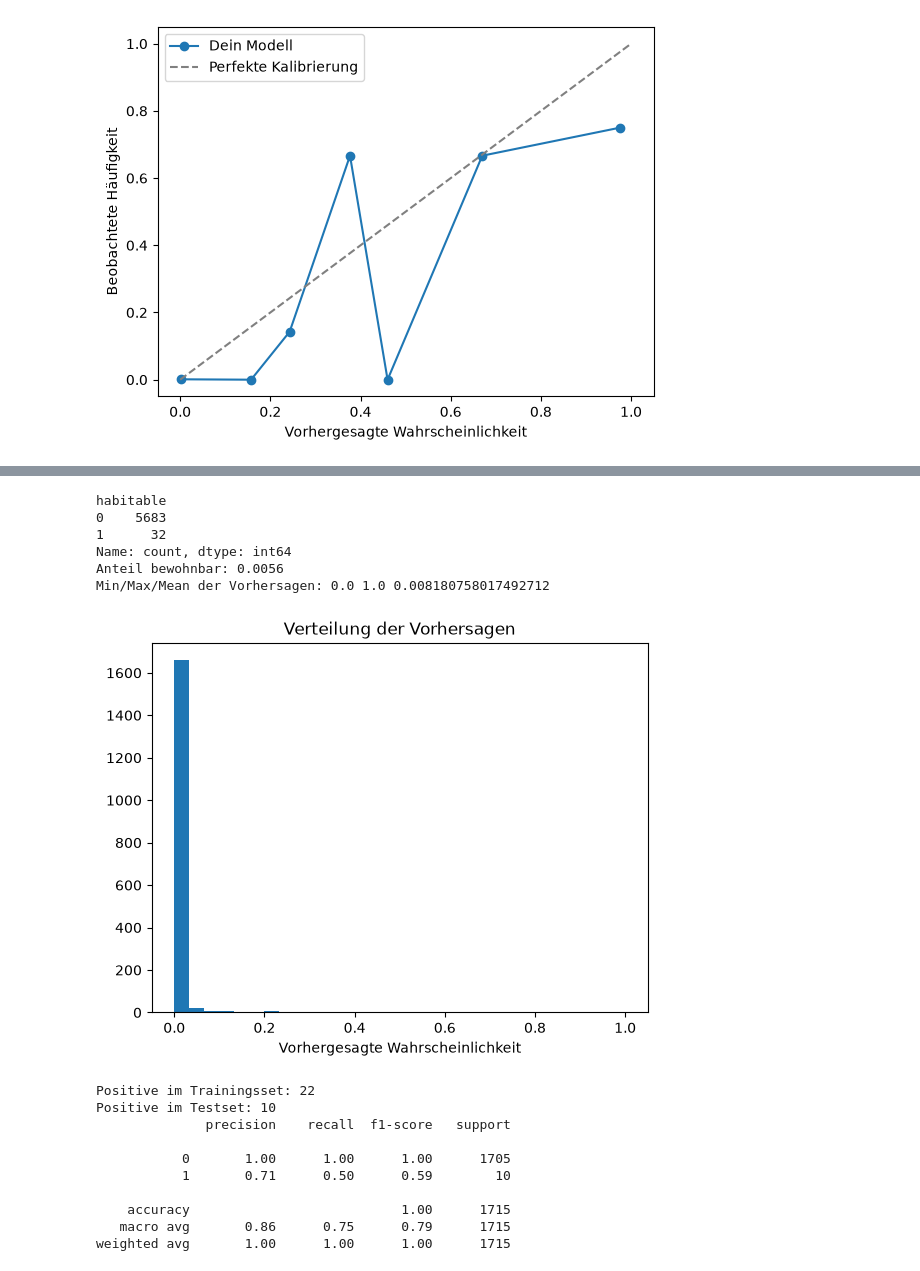
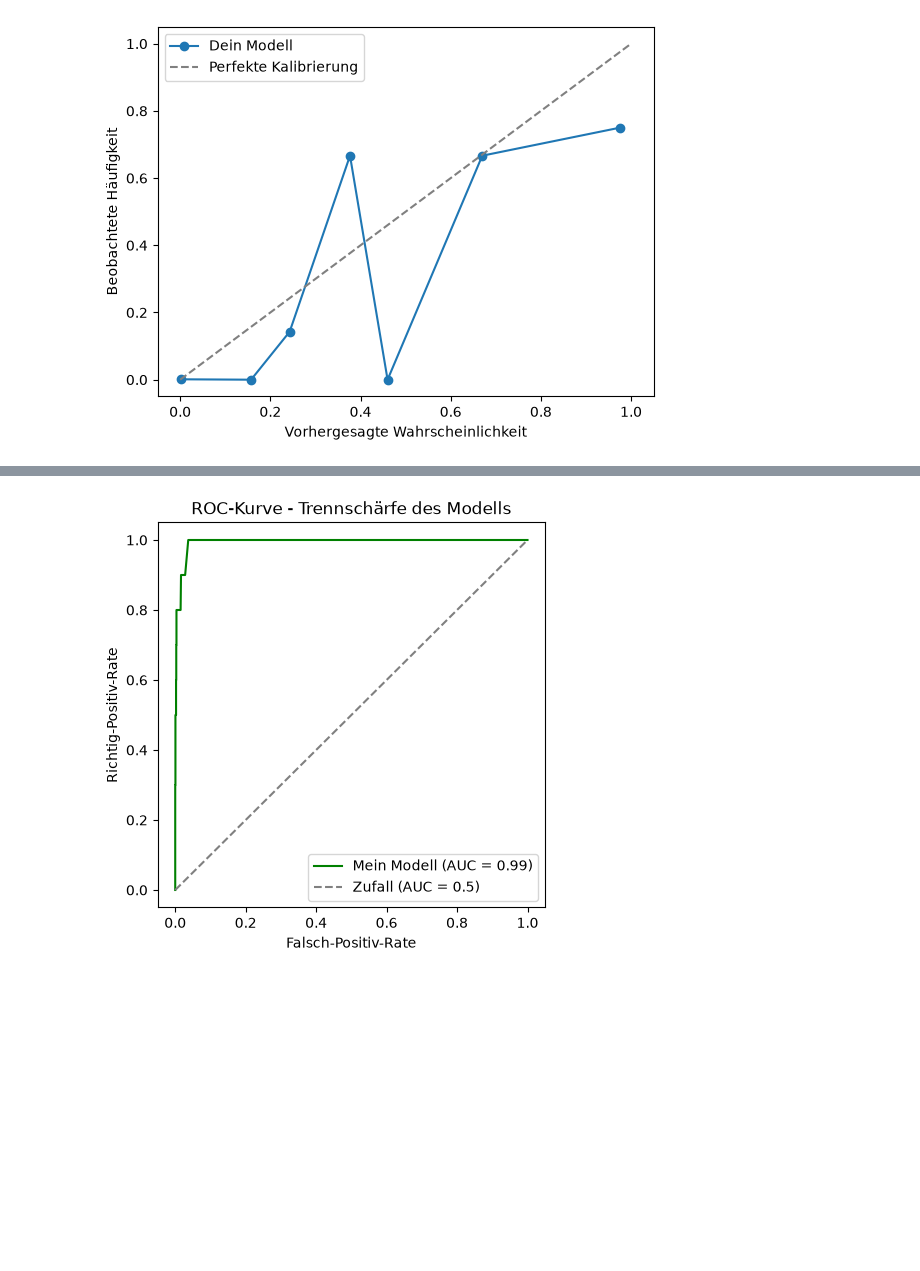
Before and after one commit to javinwittig/Nasa_Exoplanet, a Jupyter notebook: Nasa_Exoplanet.ipynb, the cells around one changed output, grey strips where cells are left out. Drawn from its saved outputs; the diff is of its cells as text; code cells hidden in the pictures; blank space fills up the shorter version.

```diff
--- a/Nasa_Exoplanet.ipynb
+++ b/Nasa_Exoplanet.ipynb
@@ -100,3 +81,24 @@ Pipeline(steps=[('simpleimputer', SimpleImputer(strategy='median')),
                 ('randomforestclassifier',
                  RandomForestClassifier(class_weight='balanced',
                                         random_state=42))])
+# %%
+
+X_tr, X_val, y_tr, y_val = train_test_split(X_train, y_train, test_size=0.25, random_state=42, stratify=y_train)
+
+model.fit(X_tr, y_tr)
+y_val_proba = model.predict_proba(X_val)[:, 1]
+
+from sklearn.metrics import precision_recall_curve
+precision, recall, thresholds = precision_recall_curve(y_val, y_val_proba)
+
+target_recall = 0.9
+valid_idx = np.where(recall >= target_recall)[0]
+idx = min(valid_idx[-1], len(thresholds) - 1)
+chosen_threshold = thresholds[idx]
+print(f"Gewählter Cutoff: {chosen_threshold:.4f}")
+
+
+model.fit(X_train, y_train)
+y_test_proba = model.predict_proba(X_test)[:, 1]
+final_preds = (y_test_proba >= chosen_threshold).astype(int)
+print(classification_report(y_test, final_preds, zero_division=0))
@@ -137,37 +129,17 @@ plt.show()
-# %%
-
-print(df["habitable"].value_counts())
-print(f"Anteil bewohnbar: {y.mean():.4f}")
-
-# Wie sehen die vorhergesagten Wahrscheinlichkeiten aus?
-y_proba = model.predict_proba(X_test)[:, 1]
-print("Min/Max/Mean der Vorhersagen:", y_proba.min(), y_proba.max(), y_proba.mean())
-plt.hist(y_proba, bins=30)
-plt.xlabel("Vorhergesagte Wahrscheinlichkeit")
-plt.title("Verteilung der Vorhersagen")
-plt.show()
-
-# Wie viele positive Fälle landen überhaupt im Testset?
-print("Positive im Trainingsset:", y_train.sum())
-print("Positive im Testset:", y_test.sum())
-
-# Klassischer Bericht
-print(classification_report(y_test, model.predict(X_test)))
-# %% [output]
-habitable
-0    5683
-1      32
-Name: count, dtype: int64
-Anteil bewohnbar: 0.0056
-Min/Max/Mean der Vorhersagen: 0.0 1.0 0.008180758017492712
-[figure, removed]
-Positive im Trainingsset: 22
-Positive im Testset: 10
-              precision    recall  f1-score   support
-
-           0       1.00      1.00      1.00      1705
-           1       0.71      0.50      0.59        10
-
-    accuracy                           1.00      1715
-   macro avg       0.86      0.75      0.79      1715
-weighted avg       1.00      1.00      1.00      1715
+# %%
+from sklearn.metrics import roc_curve, roc_auc_score
+
+y_proba = model.predict_proba(X_test)[:, 1]
+fpr, tpr, _ = roc_curve(y_test, y_proba)
+auc = roc_auc_score(y_test, y_proba)
+
+plt.figure(figsize=(5, 5))
+plt.plot(fpr, tpr, label=f"Mein Modell (AUC = {auc:.2f})", color="green")
+plt.plot([0, 1], [0, 1], linestyle="--", color="gray", label="Zufall (AUC = 0.5)")
+plt.xlabel("Falsch-Positiv-Rate")
+plt.ylabel("Richtig-Positiv-Rate")
+plt.title("ROC-Kurve - Trennschärfe des Modells")
+plt.legend()
+plt.show()
+# %% [output]
+[figure, added]
```
Also changed, not shown: parts of 11 cells of this notebook, 1 other file.
